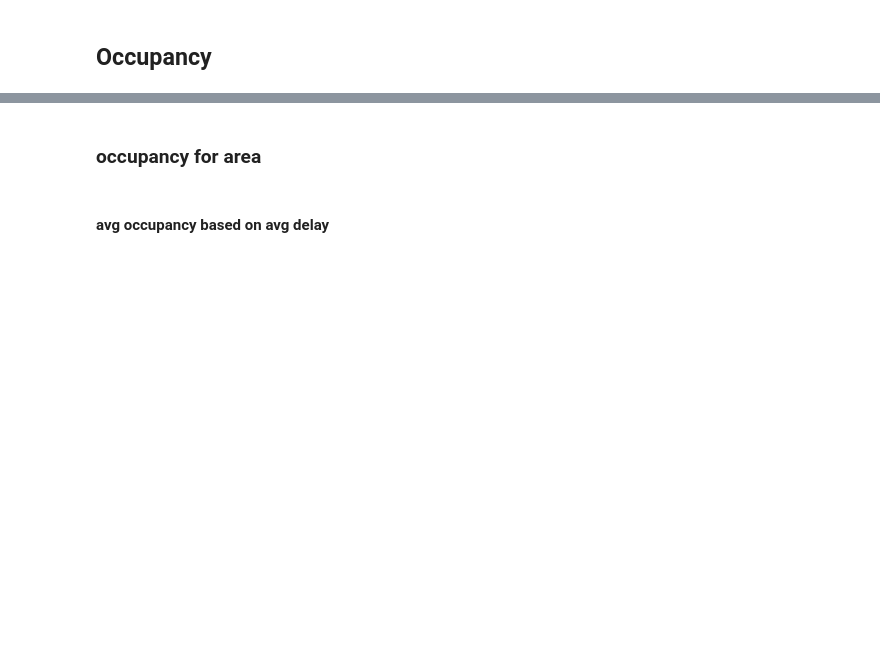
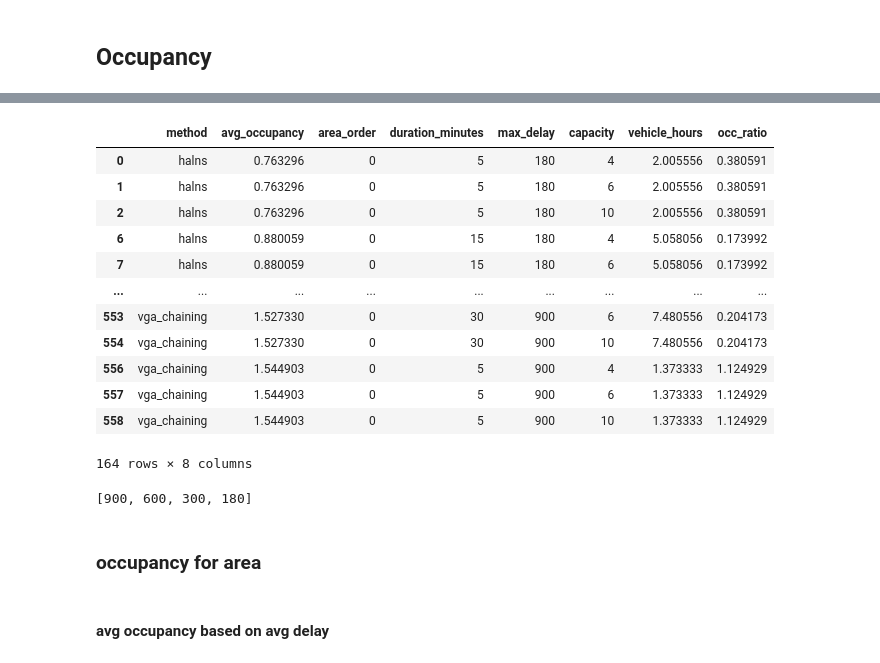
Before and after one commit to aicenter/Ridesharing_DARP_instances, a Jupyter notebook: python/nb/results-bc.ipynb, the cells around one changed output, grey strips where cells are left out. Saved outputs shown, nothing was run; the diff lists cells and outputs as text; code cells hidden in the pictures; blank space fills up the shorter version.

```diff
--- a/python/nb/results-bc.ipynb
+++ b/python/nb/results-bc.ipynb
@@ -658,0 +711,3 @@ oc_method
+# %%
+occ_ration = oc_method_group['occupancy'] / oc_method_group['vehicle_hours']
+oc_method_group['occ_ratio'] = occ_ration
@@ -659 +716,17 @@ oc_method
+# %%
+oc_method_group[oc_method_group['area_order'] == 0]
+# %% [output]
+|  | method | avg_occupancy | area_order | duration_minutes | max_delay | capacity | vehicle_hours | occ_ratio |
+| 0 | halns | 0.763296 | 0 | 5 | 180 | 4 | 2.005556 | 0.380591 |
+| 1 | halns | 0.763296 | 0 | 5 | 180 | 6 | 2.005556 | 0.380591 |
+| 2 | halns | 0.763296 | 0 | 5 | 180 | 10 | 2.005556 | 0.380591 |
+| 6 | halns | 0.880059 | 0 | 15 | 180 | 4 | 5.058056 | 0.173992 |
+| 7 | halns | 0.880059 | 0 | 15 | 180 | 6 | 5.058056 | 0.173992 |
+| ... | ... | ... | ... | ... | ... | ... | ... | ... |
+| 553 | vga_chaining | 1.527330 | 0 | 30 | 900 | 6 | 7.480556 | 0.204173 |
+| 554 | vga_chaining | 1.527330 | 0 | 30 | 900 | 10 | 7.480556 | 0.204173 |
+| 556 | vga_chaining | 1.544903 | 0 | 5 | 900 | 4 | 1.373333 | 1.124929 |
+| 557 | vga_chaining | 1.544903 | 0 | 5 | 900 | 6 | 1.373333 | 1.124929 |
+| 558 | vga_chaining | 1.544903 | 0 | 5 | 900 | 10 | 1.373333 | 1.124929 |
+164 rows × 8 columns
 # %%
@@ -672,5 +796,9 @@ fig.show()
 avg_oc_df = oc_df.copy()
 avg_oc_df['avg_delay_min'] = avg_oc_df['avg_delay'] / 60
 avg_oc_df = avg_oc_df.sort_values(by=['area_short', 'method', 'avg_delay_min'])
+# %%
+delays
+# %% [output]
+[900, 600, 300, 180]
 # %% [markdown]
 ### occupancy for area
```
Also changed, not shown: parts of 62 cells of this notebook, 5 other files.
